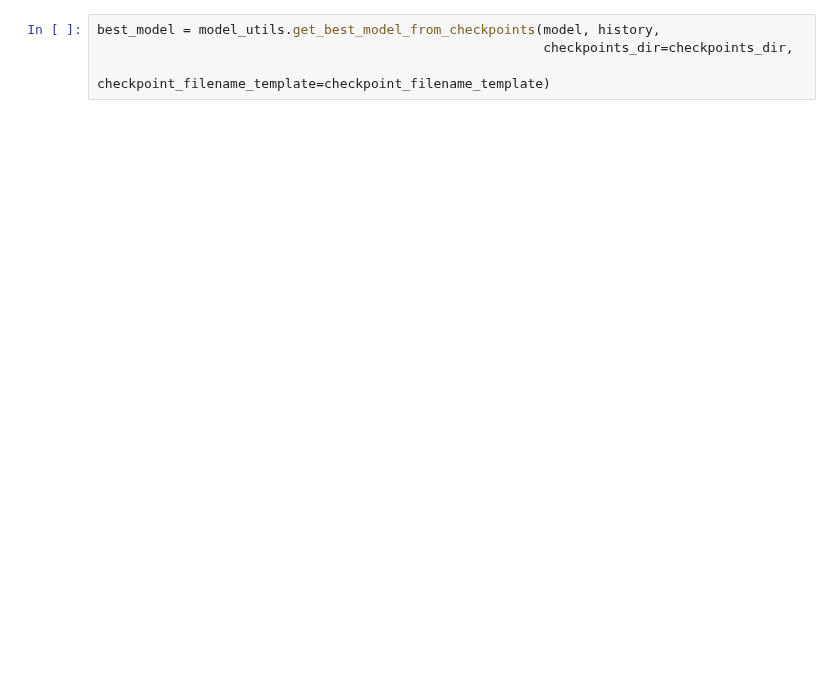
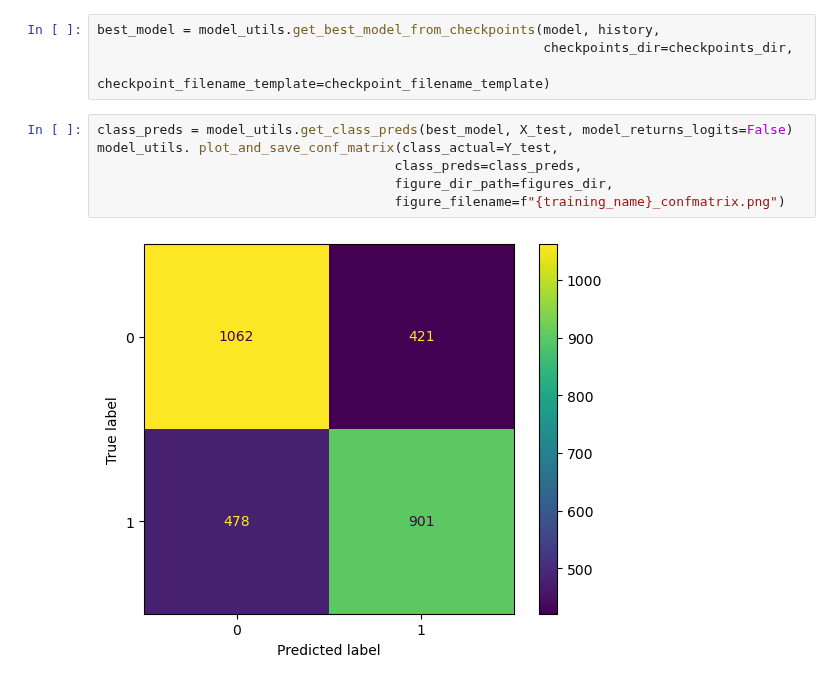
Before and after one commit to arsemi337/nlp-models, a Jupyter notebook: notebooks/sarcasm_pl_word2vec_external.ipynb, the cells around one changed output. Drawn from its saved outputs; the diff is of its cells as text; blank space fills up the shorter version.

```diff
--- a/notebooks/sarcasm_pl_word2vec_external.ipynb
+++ b/notebooks/sarcasm_pl_word2vec_external.ipynb
@@ -172,3 +140,11 @@ model_utils.plot_and_save_fig_from_history(history,
 best_model = model_utils.get_best_model_from_checkpoints(model, history,
                                                          checkpoints_dir=checkpoints_dir,
                                                          checkpoint_filename_template=checkpoint_filename_template)
+# %%
+class_preds = model_utils.get_class_preds(best_model, X_test, model_returns_logits=False)
+model_utils. plot_and_save_conf_matrix(class_actual=Y_test,
+                                      class_preds=class_preds,
+                                      figure_dir_path=figures_dir,
+                                      figure_filename=f"{training_name}_confmatrix.png")
+# %% [output]
+[figure, added]
```
Also changed, not shown: parts of 40 cells of this notebook, 3 other files.
